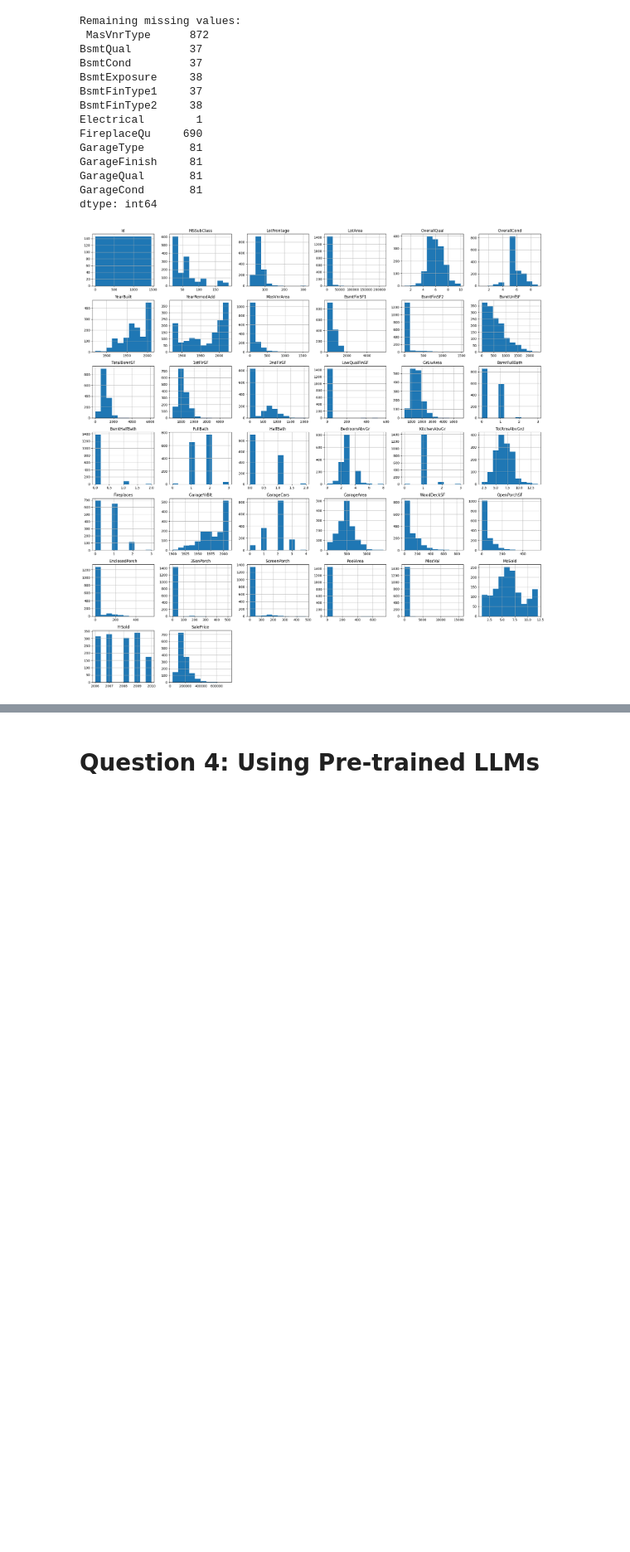
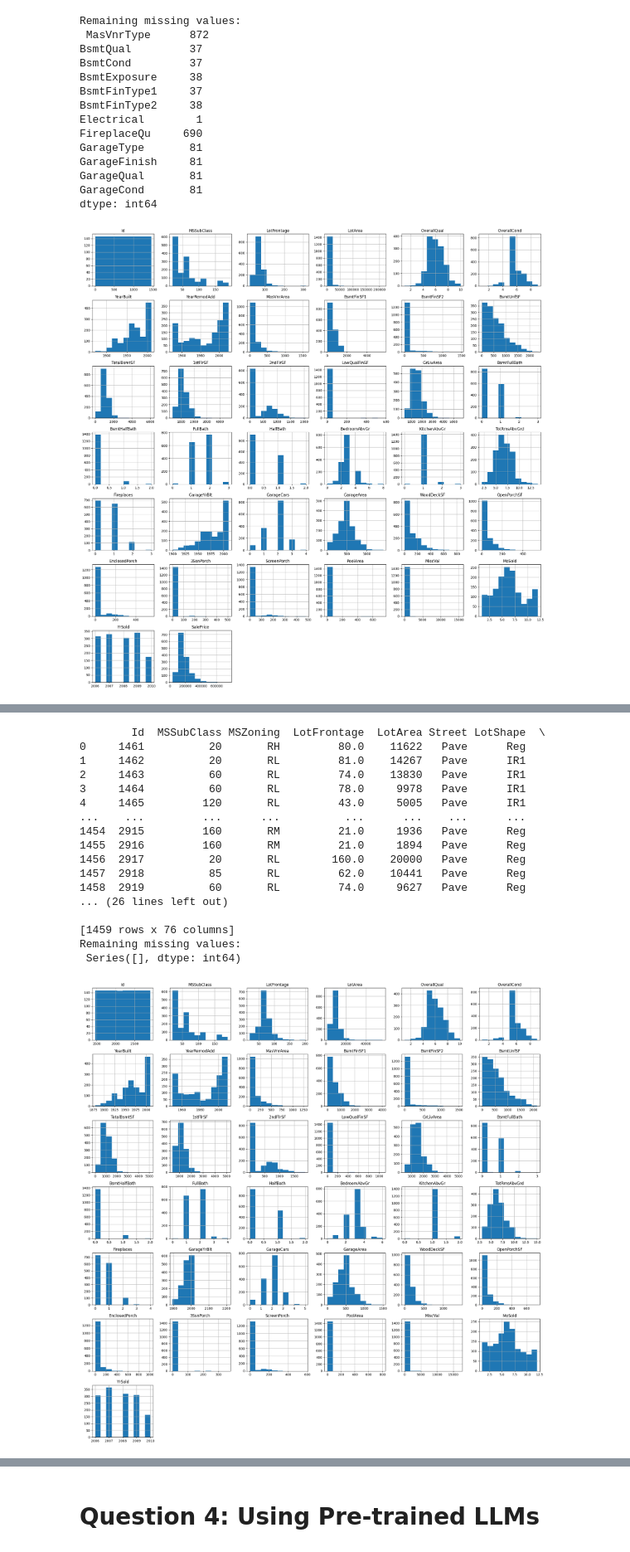
Before and after one commit to RichardRajesh/5731-Computational-methods, a Jupyter notebook: Rajesh_Bodas_Assignment_4.ipynb, the cells around one changed output, grey strips where cells are left out. Shown at 83% size. Cells and saved outputs as stored; diff of their text form; code cells hidden in the pictures; blank space fills up the shorter version.

```diff
--- a/Rajesh_Bodas_Assignment_4.ipynb
+++ b/Rajesh_Bodas_Assignment_4.ipynb
@@ -352,0 +400,2 @@ memory usage: 235.2+ KB
+# %%
+data_Test = pd.read_csv('sample_data/test.csv')
@@ -352,0 +445,71 @@ memory usage: 235.2+ KB
+# %%
+import pandas as pd
+import matplotlib.pyplot as plt
+
+
+# Remove columns: Alley, PoolQC, MiscFeature, Fence
+remove_columns = ['Alley', 'PoolQC', 'MiscFeature', 'Fence']
+data_Test.drop(columns=remove_columns, inplace=True)
+
+# imputing numeric variables
+data_Test['LotFrontage'].fillna(data_Test['LotFrontage'].median(), inplace=True)
+data_Test['MasVnrArea'].fillna(data_Test['MasVnrArea'].median(), inplace=True)
+
+# Get numerical columns (float and int) in testing data
+numeric_Test = [var for var in data_Test.columns if data_Test[var].dtype in ['float64', 'int64']]
+
+# Impute missing values with mean for numerical columns
+data_Test[numeric_Test] = data_Test[numeric_Test].fillna(data_Test[numeric_Test].mean())
+
+# Display the modified DataFrame
+print(data_Test)
+
+# Impute missing values in columns with median or mode
+# Here, I'm assuming LotFrontage, MasVnrArea, and GarageYrBlt are columns that need imputation
+# imputing categorical values with mode
+impute_columns = ['MasVnrType', 'BsmtQual', 'BsmtCond', 'BsmtExposure',
+                     'BsmtFinType1', 'BsmtFinType2', 'Electrical', 'FireplaceQu',
+                     'GarageType','GarageYrBlt', 'GarageFinish', 'GarageQual', 'GarageCond','MSZoning','Utilities','Exterior1st','Exterior2nd','KitchenQual','Functional', 'SaleType']
+
+# Iterate through each column and fill missing values with mode
+for column in impute_columns:
+    mode_value = data_Test[column].mode()[0]  # Calculate mode for the current column
+    data_Test[column].fillna(mode_value, inplace=True)  # Fill missing values with mode
+
+# Check if there are any remaining missing values
+null_values = data_Test.isnull().sum()
+
+# Remove records with missing values in all columns
+data_Test.dropna(how='all', inplace=True)
+
+# Check for remaining missing values
+null_values = data_Test.isnull().sum()
+print("Remaining missing values:\n", null_values[null_values > 0])
+
+# Draw histograms to understand the data distribution
+data_Test.hist(figsize=(20, 20))
+plt.tight_layout()
+plt.show()
+
+# Make the dataset free of null values (if any)
+# Here, I'm dropping rows with any remaining null values
+data_Test.info()
+# %% [output]
+        Id  MSSubClass MSZoning  LotFrontage  LotArea Street LotShape  \
+0     1461          20       RH         80.0    11622   Pave      Reg
+1     1462          20       RL         81.0    14267   Pave      IR1
+2     1463          60       RL         74.0    13830   Pave      IR1
+3     1464          60       RL         78.0     9978   Pave      IR1
+4     1465         120       RL         43.0     5005   Pave      IR1
+...    ...         ...      ...          ...      ...    ...      ...
+1454  2915         160       RM         21.0     1936   Pave      Reg
+1455  2916         160       RM         21.0     1894   Pave      Reg
+1456  2917          20       RL        160.0    20000   Pave      Reg
+1457  2918          85       RL         62.0    10441   Pave      Reg
+1458  2919          60       RL         74.0     9627   Pave      Reg
+... (26 lines left out)
+
+[1459 rows x 76 columns]
+Remaining missing values:
+ Series([], dtype: int64)
+[figure, added]
```
Also changed, not shown: parts of 21 cells of this notebook.
